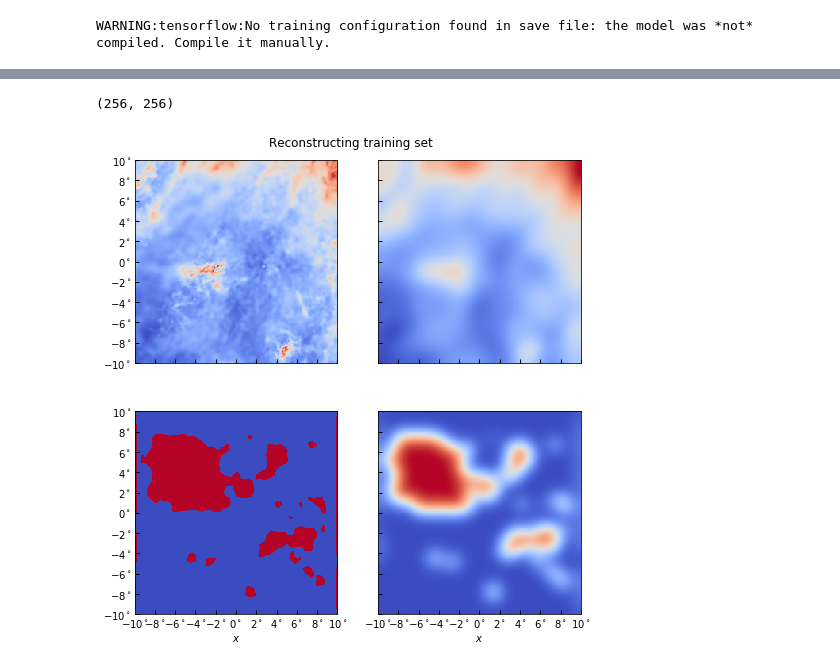
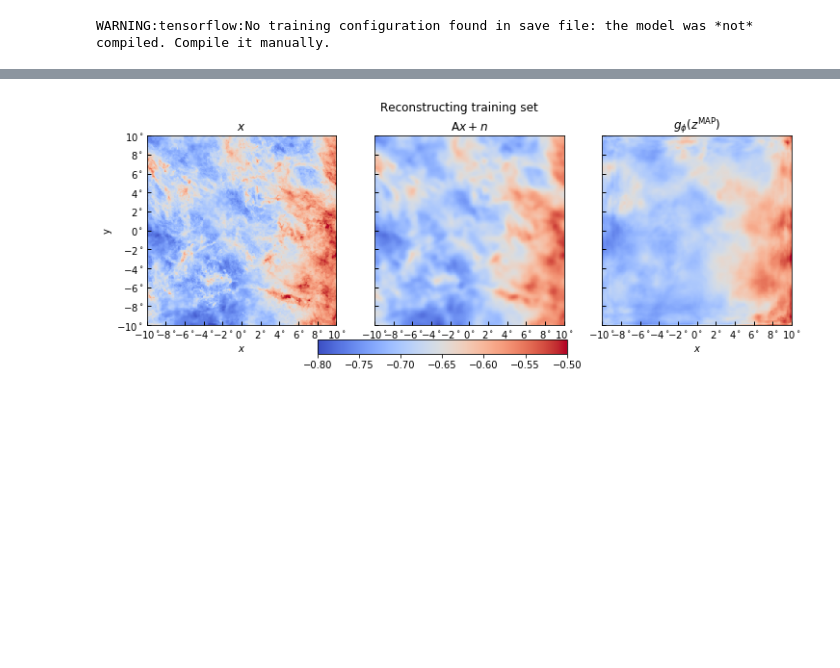
Before and after one commit to b-thorne/began, a Jupyter notebook: notebooks/tfp-minimization.ipynb, the cells around one changed output, grey strips where cells are left out. Saved outputs shown, nothing was run; the diff lists cells and outputs as text; code cells hidden in the pictures; blank space fills up the shorter version.

```diff
--- a/notebooks/tfp-minimization.ipynb
+++ b/notebooks/tfp-minimization.ipynb
@@ -17,11 +20,7 @@ gen = tf.keras.models.load_model("/home/bthorne/projects/gan/began/models/genera
 # %% [output]
 WARNING:tensorflow:No training configuration found in save file: the model was *not* compiled. Compile it manually.
 # %%
-z_in = np.random.randn(1, 64)
-ma = gen(z_in)
-
-fwhm_in_pix = 120. / 5.
+fwhm_in_pix = 30. / 5.
 sigma = fwhm_in_pix / np.sqrt(8 * np.log(2))
 print('Sigma:', sigma)
-ma_smo = gaussian_filter(ma[0, :, :, 0], sigma)
 # %% [output]
@@ -46,10 +30,12 @@ from pathlib import Path
 RES = 256
 STEP_SIZE = 4
 GAL_CUT = 16
-record_dir = Path("../data/preprocessed/")
-fpath = record_dir / "GNILC_dust_map_{:d}_st{:d}_gcut{:d}.npy".format(RES, int(STEP_SIZE), int(GAL_CUT))
-train_images = np.load(fpath).astype(np.float32)
-x_train = train_images[70, :, :, 0]
+record_dir = Path("../data/preprocessed/prepared.h5")
+
+with h5py.File(record_dir, 'r') as f:
+    x_train = f['norm_maps'][1000, :, :, 0].astype(np.float32)
+
+#x_train = train_images[70, :, :, 0]
 
 # for kevin's maps
 
@@ -57,7 +43,3 @@ x_train = train_images[70, :, :, 0]
 #    x_train = f['200'][:]
 #x_train = np.array([i for i in f.values()]).reshape(-1, 256, 256, 1).astype(np.float32)
 x_train_smo = gaussian_filter(x_train, sigma)
-# %%
-print(x_train.shape)
-# %% [output]
-(256, 256)
@@ -100,9 +46,23 @@ l2 = get_l2_loss_and_gradient_function(x_train_smo[None, :, :, None], gen, sigma
 # %%
-x = tf.Variable(np.random.randn(1, 64), dtype=np.float32)
-opt = tfp.optimizer.lbfgs_minimize(l2, initial_position=x, max_iterations=20000, tolerance=1e-05)
+def l2(x):
+    with tf.GradientTape() as tape:
+        tape.watch(x)
+        genned_img = gen(x)[0, :, :, 0]
+        loss_value = tf.linalg.norm(genned_img - x_train_smo)
+    jac = tape.gradient(loss_value,x)
+    loss_value = tf.reshape(loss_value, [1])
+    return loss_value,jac
+
+x = tf.Variable(np.random.randn(1, 64).astype(np.float32))
+opt = tfp.optimizer.lbfgs_minimize(l2, initial_position=x, tolerance=1e-05, max_iterations=2000)
 x_train_prediction = gen(opt.position)
-x_train_prediction_smo = gaussian_filter(x_train_prediction[0, :, :, 0], sigma)
+x_train_predictio_smo = gaussian_filter(x_train_prediction, sigma)
 # %%
-fig, axes = mplot(np.concatenate((x_train[None, ...], x_train_smo[None, ...], x_train_prediction[..., 0], x_train_prediction_smo[None, ...])), xlabels=[None, None, r"$x$", r"$x$"], extent=[-10, 10, -10, 10], title="Reconstructing training set")
+plot_maps = np.concatenate((x_train[None, ...], x_train_smo[None, ...], x_train_prediction[..., 0]))
+xlabels = [r"$x$"] * 3
+ylabels = [r"y"] + [""] * 2
+titles = [r"$x$", r"$\mathsf{A}x + n$", r"$g_\phi(z^{\rm MAP})$"]
+fig, axes = mplot(plot_maps, xlabels=xlabels, ylabels=ylabels, titles=titles, extent=[-10, 10, -10, 10], title="Reconstructing training set", cbar_range=[-0.8, -0.5])
+fig.savefig("../reports/figures/superresolution.png", bbox_inches='tight', dpi=300)
 # %% [output]
-[figure, old version]
+[figure, new version]
```
Also changed, not shown: parts of 18 cells of this notebook, 31 other files.
